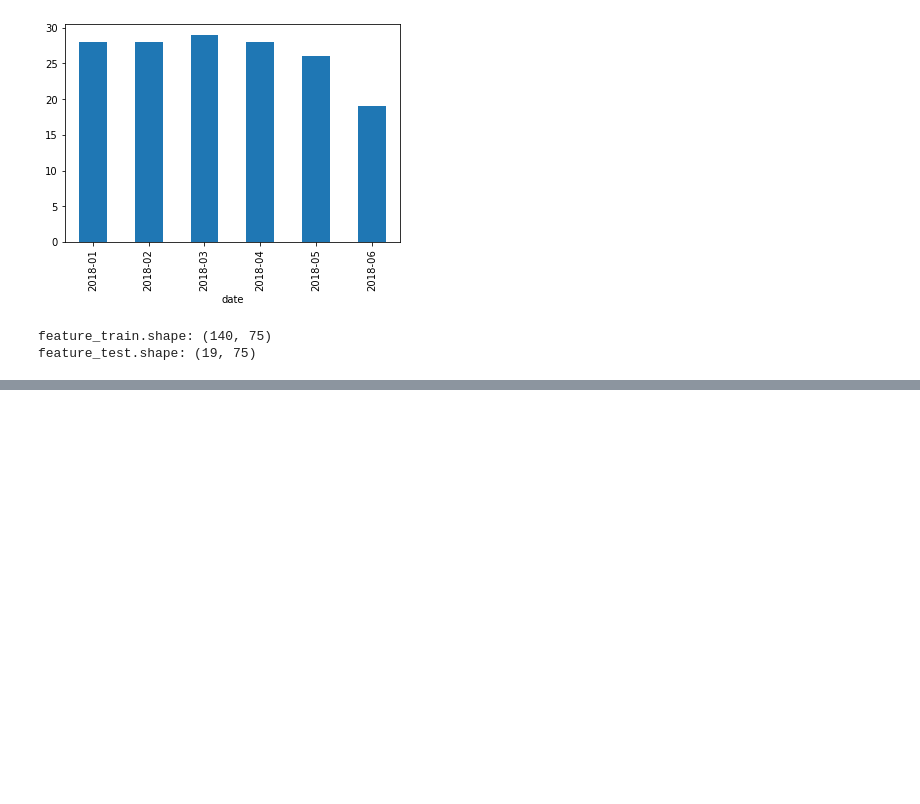
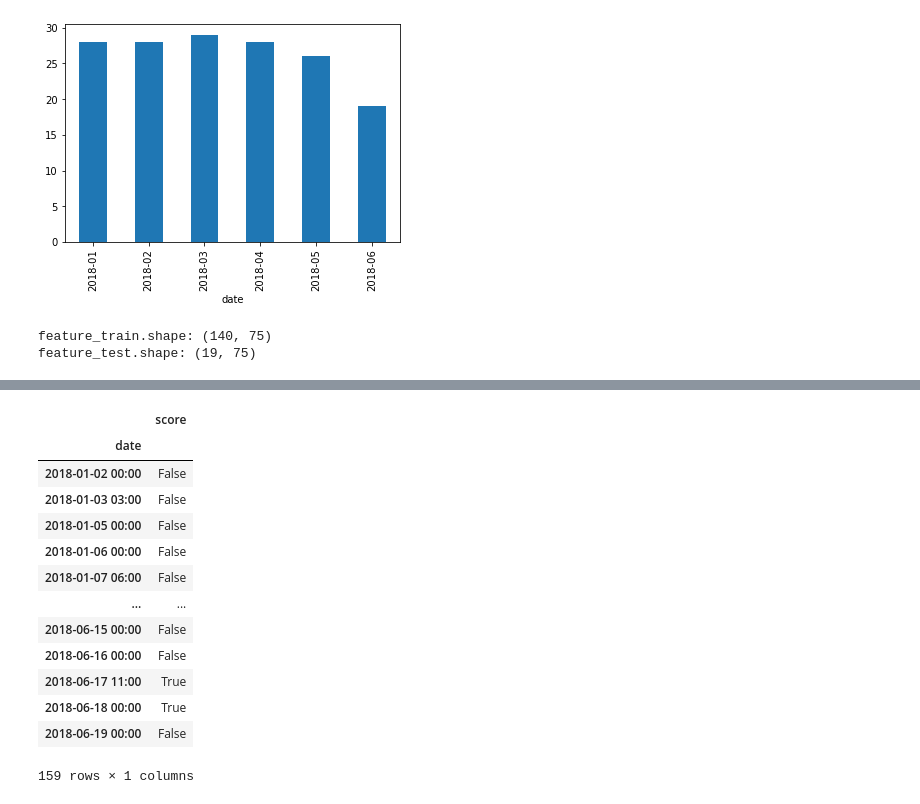
Before and after one commit to AiZhanghan/gearbox-fault-detection, a Jupyter notebook: code/train/san_tang_hu/29.ipynb, the cells around one changed output, grey strips where cells are left out. Cells and saved outputs as stored; diff of their text form; code cells hidden in the pictures; blank space fills up the shorter version.

```diff
--- a/code/train/san_tang_hu/29.ipynb
+++ b/code/train/san_tang_hu/29.ipynb
@@ -108,0 +127,19 @@ anomaly_scores[anomaly_scores[0] > 4]
+# %%
+threshold = detector.threshold[0]
+# %%
+(anomaly_scores >= threshold).astype(int).rolling(3).sum() == 3
+# %% [output]
+|  | score |
+| date |  |
+| 2018-01-02 00:00 | False |
+| 2018-01-03 03:00 | False |
+| 2018-01-05 00:00 | False |
+| 2018-01-06 00:00 | False |
+| 2018-01-07 06:00 | False |
+| ... | ... |
+| 2018-06-15 00:00 | False |
+| 2018-06-16 00:00 | False |
+| 2018-06-17 11:00 | True |
+| 2018-06-18 00:00 | True |
+| 2018-06-19 00:00 | False |
+159 rows × 1 columns
```
Also changed, not shown: parts of 4 cells of this notebook, 1 other file.
